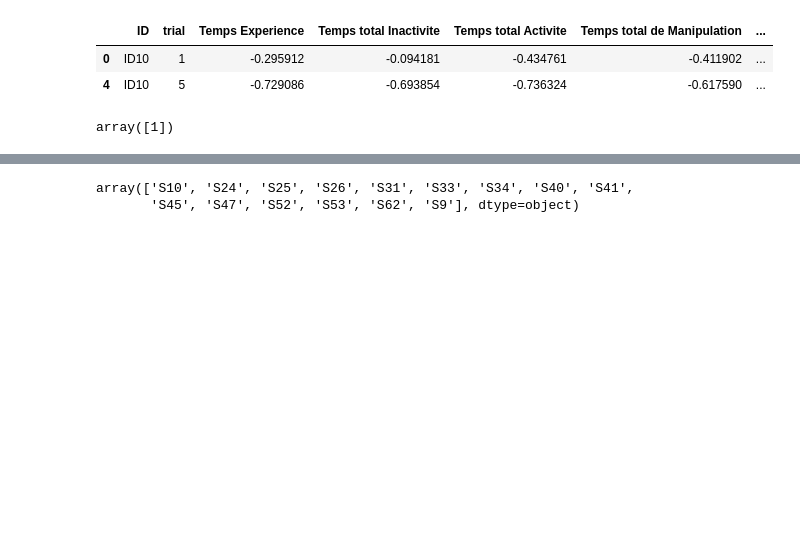
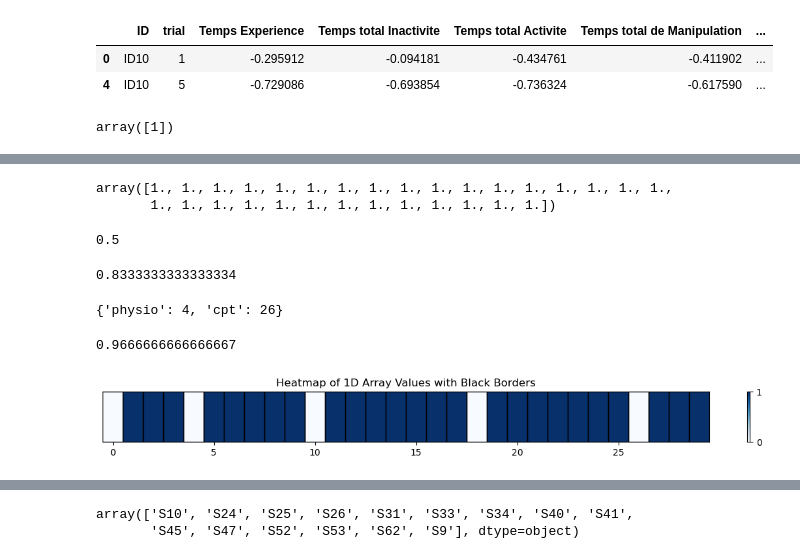
Before and after one commit to Momellouky/MentalWorkload-PhysiologicalSignals-ML_, a Jupyter notebook: src/notebooks/physio_and_cpt_signals.ipynb, the cells around one changed output, grey strips where cells are left out. Saved outputs shown, nothing was run; the diff lists cells and outputs as text; code cells hidden in the pictures; blank space fills up the shorter version.

```diff
--- a/src/notebooks/physio_and_cpt_signals.ipynb
+++ b/src/notebooks/physio_and_cpt_signals.ipynb
@@ -852,5 +896,5 @@ cpt_norm_f.subject.unique()
 array(['S10', 'S24', 'S25', 'S26', 'S31', 'S33', 'S34', 'S40', 'S41',
        'S45', 'S47', 'S52', 'S53', 'S62', 'S9'], dtype=object)
 # %%
-cpt_norm_f.loc[f_cpt_df_f['trial'] == 1, 'label'] = 0
-cpt_norm_f.loc[f_cpt_df_f['trial'] != 1, 'label'] = 1
+f_cpt_df_f.loc[f_cpt_df_f['trial'] == 1, 'label'] = 0
+f_cpt_df_f.loc[f_cpt_df_f['trial'] != 1, 'label'] = 1
@@ -1001,10 +1051,10 @@ from sklearn.inspection import permutation_importance
 class_weight = {0:1, 1:1}
 
 # svm_model = SVC(kernel='rbf', class_weight=class_weight, probability=True)
-svm_model = SVC(kernel='rbf')
+svm_model = SVC(kernel='linear', C=0.01)
 
-X = cpt_norm_f.drop(columns=['ID', 'trial', 'subject', 'Proposition_Phase'])
-y = cpt_norm_f.label
+X = f_cpt_df_f.drop(columns=['ID', 'trial', 'subject', 'Proposition_Phase'])
+y = f_cpt_df_f.label
 
 all_subjects = cpt_norm_f.subject.unique()
 svm_accuracies_lst = []
@@ -1019,31 +1069,30 @@ features = ['Temps Experience', 'Temps total Inactivite',
 
 features = np.array(features)
 
-perm_importance_lst = []
+coefs_cpt_data = []
 
 
 for idx, subject_ID in enumerate(all_subjects):
 
-    x_train = cpt_norm_f.loc[cpt_norm_f['subject'] != subject_ID].drop(['ID', 'subject','trial',
+    x_train = f_cpt_df_f.loc[f_cpt_df_f['subject'] != subject_ID].drop(['ID', 'subject','trial',
                                                                         # 'Temps Experience', 'Temps total Inactivite', 'Temps total Activite', 'Nbr Total de Manipulation',
                                                                         # 'Temps total de Manipulation', 'Temps Total Consultation Instruction',
                                                                         # 'Nb Total de Consultation',
                                                                         'Proposition_Phase', 'label'], axis=1)
-    x_test = cpt_norm_f.loc[cpt_norm_f['subject'] == subject_ID].drop(['ID', 'subject','trial',
+    x_test = f_cpt_df_f.loc[f_cpt_df_f['subject'] == subject_ID].drop(['ID', 'subject','trial',
                                                                         # 'Temps Experience', 'Temps total Inactivite', 'Temps total Activite', 'Nbr Total de Manipulation',
                                                                         # 'Temps total de Manipulation', 'Temps Total Consultation Instruction',
                                                                         # 'Nb Total de Consultation',
                                                                         'Proposition_Phase', 'label'], axis=1)
-    y_train = cpt_norm_f.loc[cpt_norm_f['subject'] != subject_ID]['label']
-    y_test = cpt_norm_f.loc[cpt_norm_f['subject'] == subject_ID]['label']
+    y_train = f_cpt_df_f.loc[f_cpt_df_f['subject'] != subject_ID]['label']
+    y_test = f_cpt_df_f.loc[f_cpt_df_f['subject'] == subject_ID]['label']
+
 
 
 
     svm_model.fit(X=x_train, y=y_train)
 
     y_pred = svm_model.predict(x_test)
-
-    perm_importance = permutation_importance(svm_model, x_test, y_test)
 
     accuracy = accuracy_score(y_true=y_test, y_pred=y_pred)
 
@@ -1054,7 +1103,8 @@ for idx, subject_ID in enumerate(all_subjects):
 
     svm_accuracies_lst.append(accuracy)
     svm_cm_lst.append(cm)
-    perm_importance_lst.append(perm_importance)
+    coefs_cpt_data.append(svm_model.coef_)
+
     # sorted_idx = perm_importance.importances_mean.argsort()
     # plt.barh(features[sorted_idx], perm_importance.importances_mean[sorted_idx])
     # plt.xlabel("Permutation Importance")
@@ -1439,3 +1548,5 @@ Index(['ID', 'trial', 'Temps Experience', 'Temps total Inactivite',
        'Nb Total de Consultation', 'Nombre erreur', 'Proposition_Phase',
        'subject'],
       dtype='object')
+# %%
+cpt_df_f['trial'] = cpt_df_f['Essai']
@@ -2053,0 +2251,35 @@ cpt_model confidence: 0.929094930779974
+# %%
+np.array(accs['comb'])
+# %% [output]
+array([1., 1., 1., 1., 1., 1., 1., 1., 1., 1., 1., 1., 1., 1., 1., 1., 1.,
+       1., 1., 1., 1., 1., 1., 1., 1., 1., 1., 1., 1., 1.])
+# %%
+np.array(accs['physio']).mean()
+# %% [output]
+0.5
+# %%
+np.array(accs['cpt']).mean()
+# %% [output]
+0.8333333333333334
+# %%
+response
+# %% [output]
+{'physio': 4, 'cpt': 26}
+# %%
+np.array(accs['cpt']).mean()
+# %% [output]
+0.9666666666666667
+# %%
+plt.figure(figsize=(15, 1))
+plt.imshow(np.array(accs['cpt']).reshape(1, -1), cmap='Blues', aspect='auto')
+
+# Adding the black grid
+for i in range(np.array(accs['cpt']).size):
+    plt.gca().add_patch(plt.Rectangle((i-0.5, -0.5), 1, 1, fill=False, edgecolor='black', lw=1))
+
+plt.colorbar(ticks=[0, 1])
+plt.yticks([])  # Remove y-axis ticks since it's a 1D array
+plt.title('Heatmap of 1D Array Values with Black Borders')
+plt.show()
+# %% [output]
+[figure, added]
```
Also changed, not shown: parts of 39 cells of this notebook.
